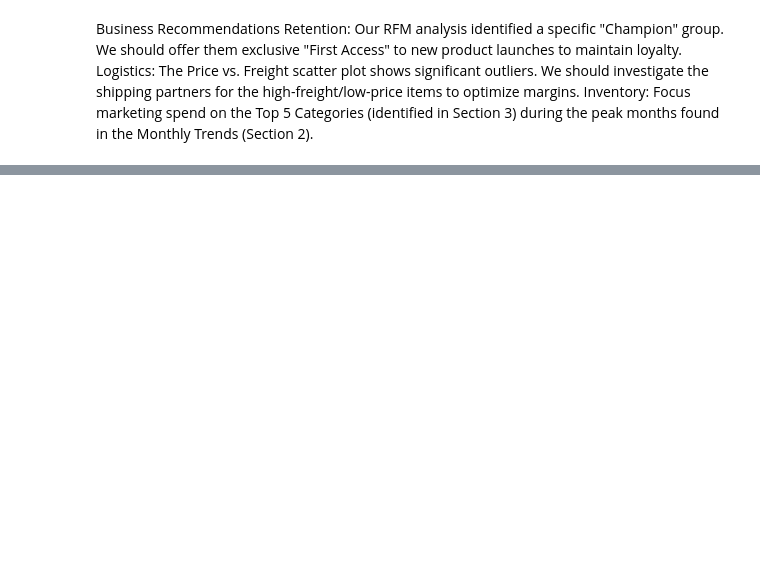
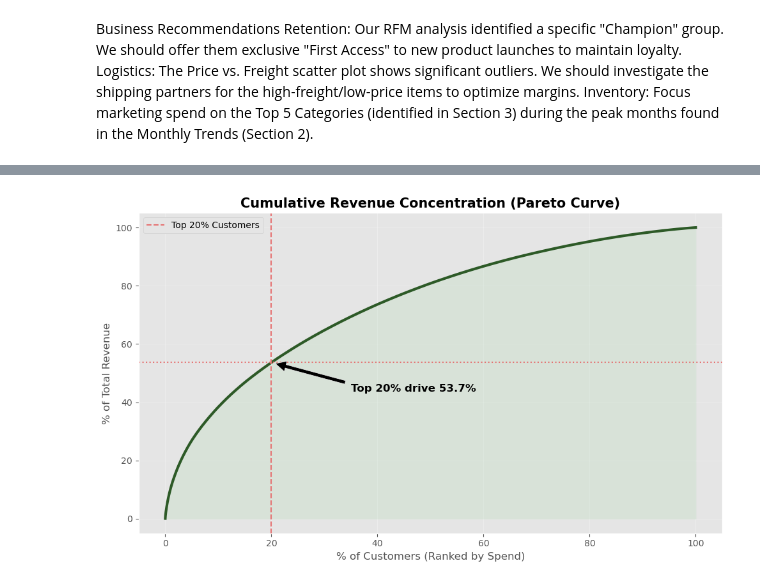
Before and after one commit to kealeee/olist-data-pipeline, a Jupyter notebook: notebooks/analysis.ipynb, the cells around one changed output, grey strips where cells are left out. Drawn from its saved outputs; the diff is of its cells as text; code cells hidden in the pictures; blank space fills up the shorter version.

```diff
--- a/notebooks/analysis.ipynb
+++ b/notebooks/analysis.ipynb
@@ -202,0 +805,77 @@ Inventory: Focus marketing spend on the Top 5 Categories (identified in Section
+# %%
+import pandas as pd
+import matplotlib.pyplot as plt
+import seaborn as sns
+import os
+from sqlalchemy import create_engine
+
+# 1. Setup Connection
+engine = create_engine(f"postgresql://{os.getenv('POSTGRES_USER', 'postgres')}:{os.getenv('POSTGRES_PASSWORD', 'postgres')}@{os.getenv('POSTGRES_HOST', 'localhost')}:{os.getenv('POSTGRES_PORT', '5432')}/{os.getenv('POSTGRES_DB', 'olist_dw')}")
+
+# 2. Extract Data
+try:
+    # Linking sales to customers to group by unique buyer
+    query = """
+        SELECT
+            c.customer_unique_id,
+            c.customer_state,
+            SUM(s.total_sale_amount) as total_spend
+        FROM analytics.fact_sales s
+        JOIN analytics.dim_customers c ON s.customer_id = c.customer_id
+        GROUP BY 1, 2
+    """
+    df = pd.read_sql(query, engine)
+    print(f"✅ Data loaded: {len(df)} unique customers identified.")
+except Exception as e:
+    print(f"❌ Error: {e}")
+    exit(1)
+
+# 3. Pareto Calculation (Cumulative Revenue)
+# Sort customers by spend descending
+df = df.sort_values(by='total_spend', ascending=False).reset_index(drop=True)
+
+# Calculate cumulative percentages
+df['cum_revenue'] = df['total_spend'].cumsum()
+df['cum_revenue_pct'] = 100 * df['cum_revenue'] / df['total_spend'].sum()
+df['cum_customer_pct'] = 100 * (df.index + 1) / len(df)
+
+# Find revenue at the 20% customer mark
+top_20_pct_revenue = df.iloc[int(len(df) * 0.2)]['cum_revenue_pct']
+
+# 4. State Density Check
+state_density = df.groupby('customer_state')['total_spend'].sum().sort_values(ascending=False)
+top_states = state_density.head(2).index.tolist()
+
+# 5. Output Verification
+print("-" * 50)
+print(f"🎯 INSIGHT VERIFICATION")
+print("-" * 50)
+print(f"Revenue driven by top 20% of customers: {top_20_pct_revenue:.1f}%")
+print(f"Highest Density States: {', '.join(top_states)}")
+print("-" * 50)
+
+# 6. Visualization: The Lorenz Curve
+plt.figure(figsize=(10, 6))
+plt.plot(df['cum_customer_pct'], df['cum_revenue_pct'], color='#2D5A27', linewidth=3)
+plt.fill_between(df['cum_customer_pct'], df['cum_revenue_pct'], alpha=0.2, color='#A5D6A7')
+
+# Add the 20% mark line
+plt.axvline(x=20, color='#E57373', linestyle='--', label='Top 20% Customers')
+plt.axhline(y=top_20_pct_revenue, color='#E57373', linestyle=':')
+
+plt.title('Cumulative Revenue Concentration (Pareto Curve)', fontsize=15, fontweight='bold')
+plt.xlabel('% of Customers (Ranked by Spend)', fontsize=12)
+plt.ylabel('% of Total Revenue', fontsize=12)
+plt.legend()
+plt.grid(True, alpha=0.3)
+
+plt.annotate(f'Top 20% drive {top_20_pct_revenue:.1f}%',
+             xy=(20, top_20_pct_revenue), xytext=(35, top_20_pct_revenue - 10),
+             arrowprops=dict(facecolor='black', shrink=0.05),
+             fontsize=12, fontweight='bold')
+
+plt.tight_layout()
+os.makedirs('outputs', exist_ok=True)
+plt.savefig('outputs/revenue_concentration.png')
+plt.show()
+# %% [output]
@@ -202,0 +889 @@ Inventory: Focus marketing spend on the Top 5 Categories (identified in Section
+[figure, added]
```
Also changed, not shown: parts of 14 cells of this notebook.
